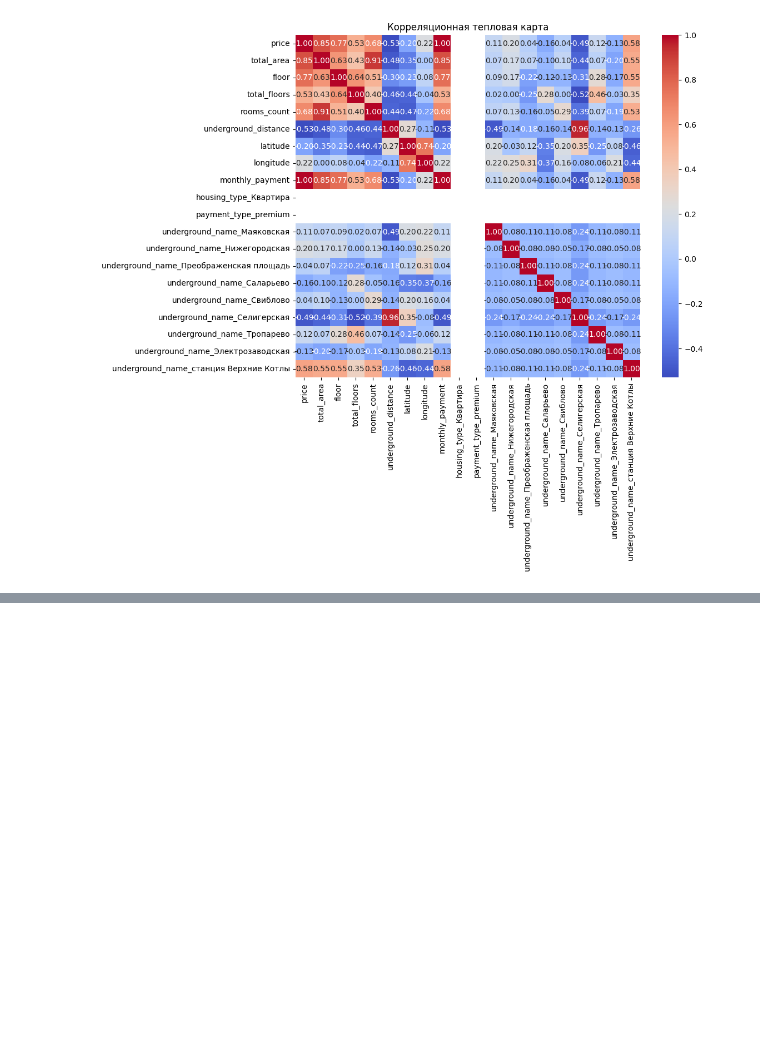
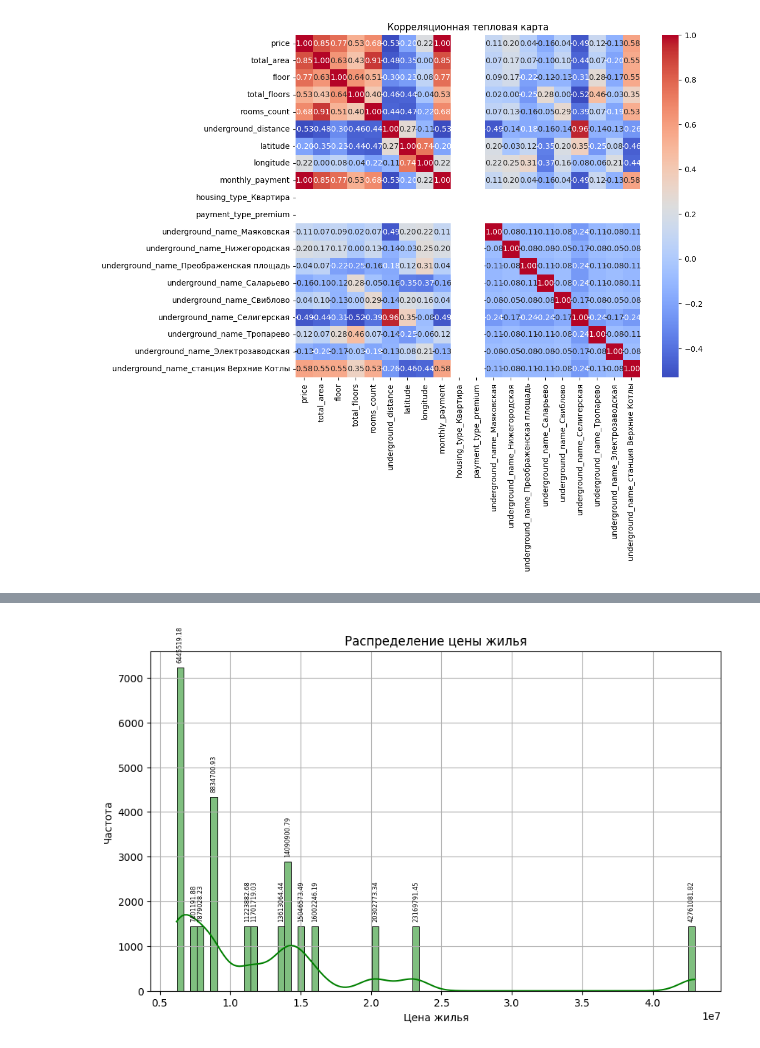
Before and after one commit to SmileBoss/fme_project, a Jupyter notebook: model.ipynb, the cells around one changed output, grey strips where cells are left out. Cells and saved outputs as stored; diff of their text form; code cells hidden in the pictures; blank space fills up the shorter version.

```diff
--- a/model.ipynb
+++ b/model.ipynb
@@ -91,0 +124,23 @@ plt.show()
+# %%
+# Также отразим и распределение по ценам на жилье
+import matplotlib.pyplot as plt
+import seaborn as sns
+
+plt.figure(figsize=(10, 6))
+ax = sns.histplot(data['price'], kde=True, color='green')
+plt.xlabel('Цена жилья')
+plt.ylabel('Частота')
+plt.title('Распределение цены жилья')
+
+height_threshold = ax.get_ylim()[1] * 0.05
+
+for p in ax.patches:
+    x_value = p.get_x() + p.get_width() / 2
+    y_value = p.get_height()
+    if y_value > height_threshold:
+        ax.annotate(f'{x_value:.2f}', (x_value, y_value + 100), ha='center', va='bottom', rotation=90, fontsize=6)
+
+plt.grid()
+plt.show()
+# %% [output]
+[figure, added]
```
Also changed, not shown: parts of 5 cells of this notebook.
